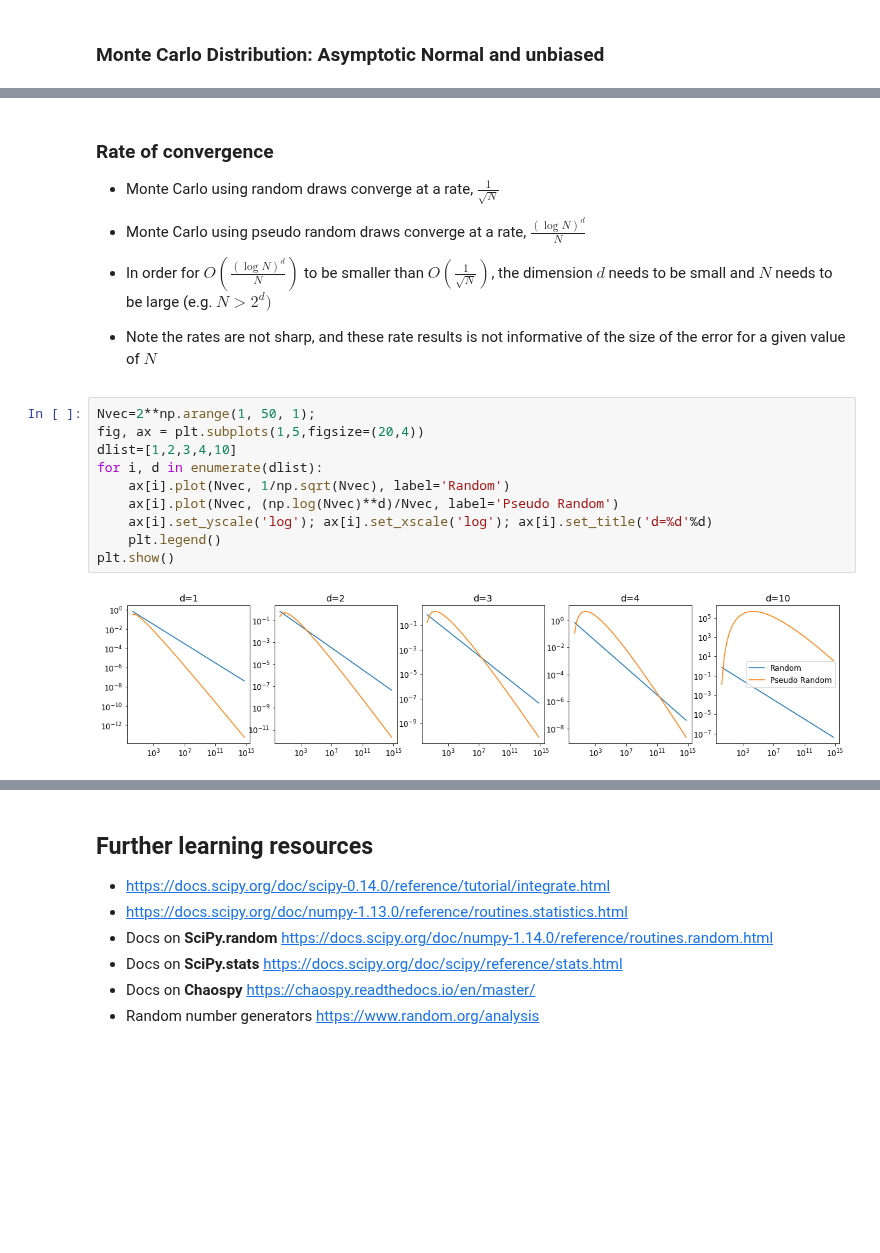
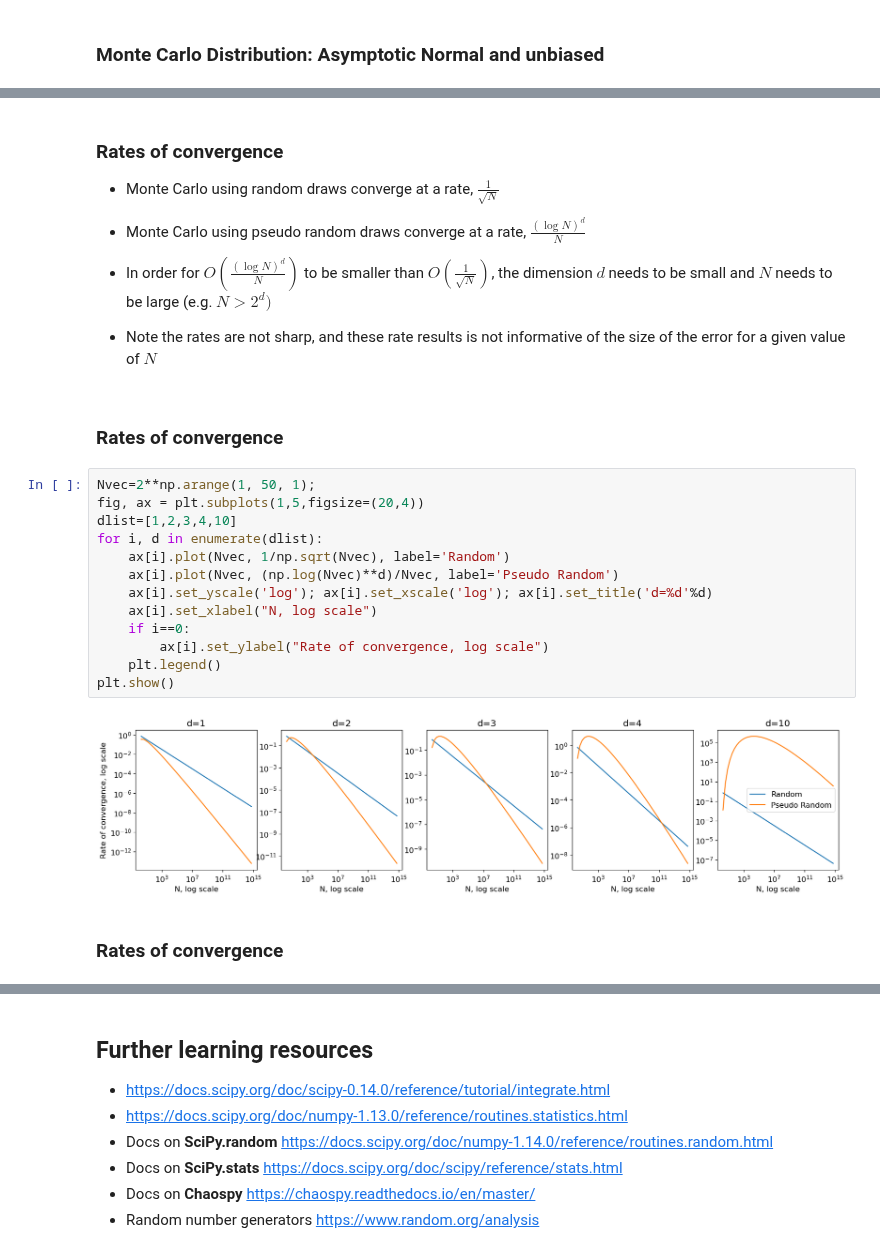
Before and after one commit to bschjerning/dp_ucph, a Jupyter notebook: 1_theory_tools/04_multi_d_integration.ipynb, the cells around one changed output, grey strips where cells are left out. Cells and saved outputs as stored; diff of their text form; blank space fills up the shorter version.

```diff
--- a/1_theory_tools/04_multi_d_integration.ipynb
+++ b/1_theory_tools/04_multi_d_integration.ipynb
@@ -632,23 +639,30 @@ E[prod(x)]              E[estimate]             E[Bias]       E[Std. error]
 # %% [markdown]
-### Rate of convergence
+### Rates of convergence
 - Monte Carlo using random draws converge at a rate, ${\frac  {1}{{\sqrt  {N}}}}$
 - Monte Carlo using pseudo random draws converge at a rate, ${\frac{(\log N)^{d}}{N}}$
 
 - In order for $O\left({\frac{(\log N)^{d}}{N}}\right)$ to be smaller than $O\left({\frac  {1}{{\sqrt  {N}}}}\right)$,
 the dimension $d$ needs to be small and $N$ needs to be large (e.g. $N>2^{d})$
 - Note the rates are not sharp, and these rate results is not informative of the size of the error for a given value of $N$
+# %% [markdown]
+### Rates of convergence
 # %%
 Nvec=2**np.arange(1, 50, 1);
 fig, ax = plt.subplots(1,5,figsize=(20,4))
 dlist=[1,2,3,4,10]
 for i, d in enumerate(dlist):
     ax[i].plot(Nvec, 1/np.sqrt(Nvec), label='Random')
     ax[i].plot(Nvec, (np.log(Nvec)**d)/Nvec, label='Pseudo Random')
     ax[i].set_yscale('log'); ax[i].set_xscale('log'); ax[i].set_title('d=%d'%d)
+    ax[i].set_xlabel("N, log scale")
+    if i==0:
+        ax[i].set_ylabel("Rate of convergence, log scale")
     plt.legend()
 plt.show()
 # %% [output]
-[figure, old version]
+[figure, new version]
+# %% [markdown]
+### Rates of convergence
 # %%
 sampling_rule='random'          # Try random, sobold and halton
 S=100                             # Number of monte carlo samples
```
Also changed, not shown: parts of 18 cells of this notebook.
